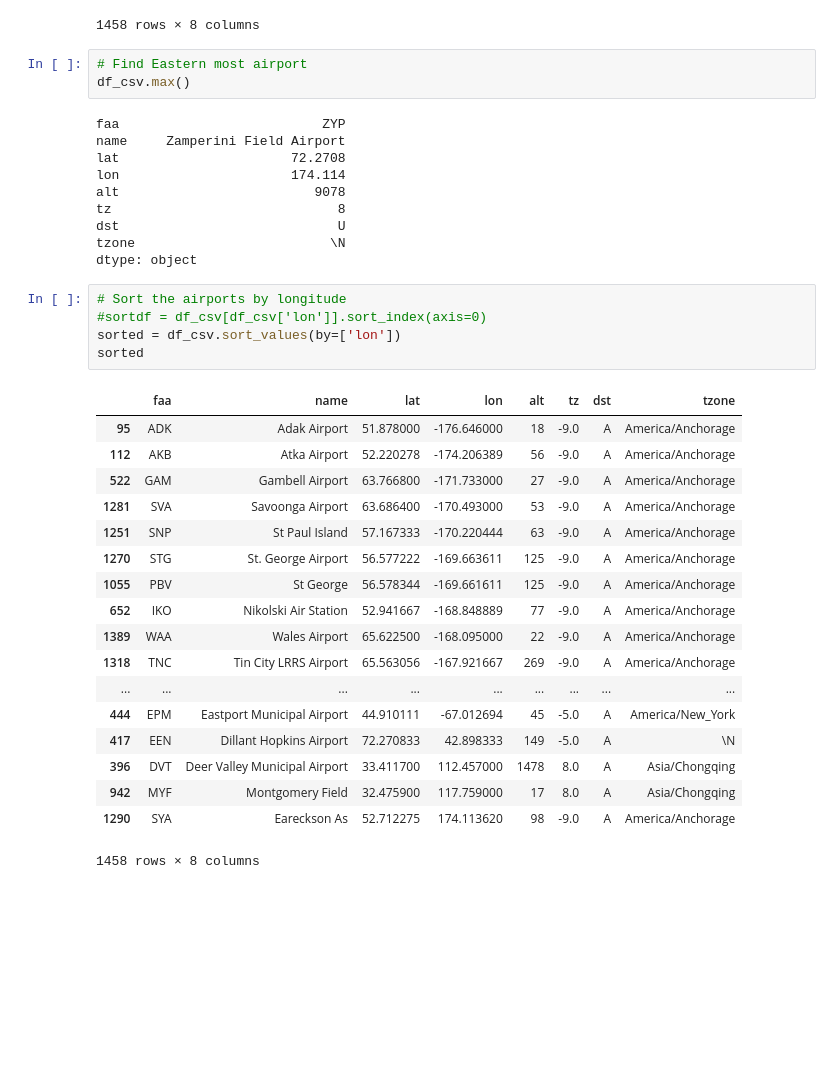
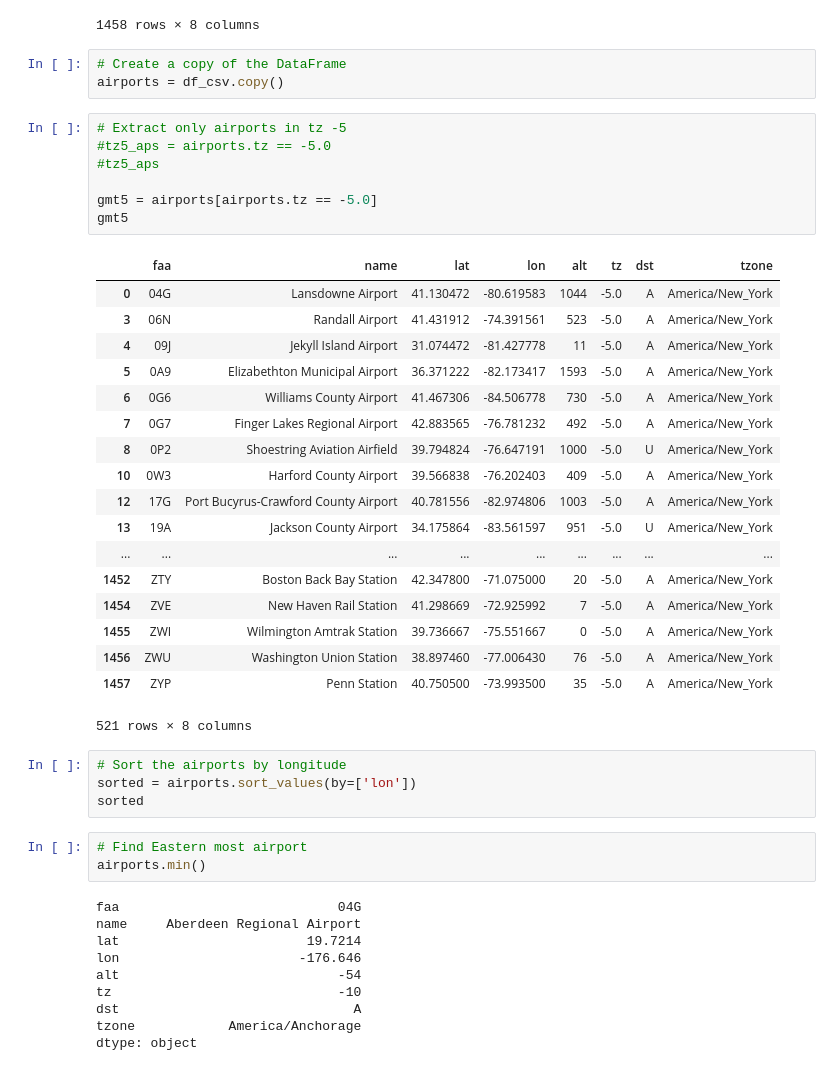
Before and after one commit to neal-rogers/IS362, a Jupyter notebook: week-5/nealrogers-assignment-wk5.ipynb, the cells around one changed output. Saved outputs shown, nothing was run; the diff lists cells and outputs as text; blank space fills up the shorter version.

Commit message:
Added code to extract GMT -5 records

```diff
--- a/week-5/nealrogers-assignment-wk5.ipynb
+++ b/week-5/nealrogers-assignment-wk5.ipynb
@@ -31,40 +31,49 @@ df_csv
 | 1456 | ZWU | Washington Union Station | 38.897460 | -77.006430 | 76 | -5.0 | A | America/New_York |
 | 1457 | ZYP | Penn Station | 40.750500 | -73.993500 | 35 | -5.0 | A | America/New_York |
 1458 rows × 8 columns
+# %%
+# Create a copy of the DataFrame
+airports = df_csv.copy()
+# %%
+# Extract only airports in tz -5
+#tz5_aps = airports.tz == -5.0
+#tz5_aps
+
+gmt5 = airports[airports.tz == -5.0]
+gmt5
+# %% [output]
+|  | faa | name | lat | lon | alt | tz | dst | tzone |
+| 0 | 04G | Lansdowne Airport | 41.130472 | -80.619583 | 1044 | -5.0 | A | America/New_York |
+| 3 | 06N | Randall Airport | 41.431912 | -74.391561 | 523 | -5.0 | A | America/New_York |
+| 4 | 09J | Jekyll Island Airport | 31.074472 | -81.427778 | 11 | -5.0 | A | America/New_York |
+| 5 | 0A9 | Elizabethton Municipal Airport | 36.371222 | -82.173417 | 1593 | -5.0 | A | America/New_York |
+| 6 | 0G6 | Williams County Airport | 41.467306 | -84.506778 | 730 | -5.0 | A | America/New_York |
+| 7 | 0G7 | Finger Lakes Regional Airport | 42.883565 | -76.781232 | 492 | -5.0 | A | America/New_York |
+| 8 | 0P2 | Shoestring Aviation Airfield | 39.794824 | -76.647191 | 1000 | -5.0 | U | America/New_York |
+| 10 | 0W3 | Harford County Airport | 39.566838 | -76.202403 | 409 | -5.0 | A | America/New_York |
+| 12 | 17G | Port Bucyrus-Crawford County Airport | 40.781556 | -82.974806 | 1003 | -5.0 | A | America/New_York |
+| 13 | 19A | Jackson County Airport | 34.175864 | -83.561597 | 951 | -5.0 | U | America/New_York |
+| ... | ... | ... | ... | ... | ... | ... | ... | ... |
+| 1452 | ZTY | Boston Back Bay Station | 42.347800 | -71.075000 | 20 | -5.0 | A | America/New_York |
+| 1454 | ZVE | New Haven Rail Station | 41.298669 | -72.925992 | 7 | -5.0 | A | America/New_York |
+| 1455 | ZWI | Wilmington Amtrak Station | 39.736667 | -75.551667 | 0 | -5.0 | A | America/New_York |
+| 1456 | ZWU | Washington Union Station | 38.897460 | -77.006430 | 76 | -5.0 | A | America/New_York |
+| 1457 | ZYP | Penn Station | 40.750500 | -73.993500 | 35 | -5.0 | A | America/New_York |
+521 rows × 8 columns
+# %%
+# Sort the airports by longitude
+sorted = airports.sort_values(by=['lon'])
+sorted
 # %%
 # Find Eastern most airport
-df_csv.max()
+airports.min()
 # %% [output]
-faa                          ZYP
-name     Zamperini Field Airport
-lat                      72.2708
-lon                      174.114
-alt                         9078
-tz                             8
-dst                            U
-tzone                         \N
+faa                            04G
+name     Aberdeen Regional Airport
+lat                        19.7214
+lon                       -176.646
+alt                            -54
+tz                             -10
+dst                              A
+tzone            America/Anchorage
 dtype: object
-# %%
-# Sort the airports by longitude
-#sortdf = df_csv[df_csv['lon']].sort_index(axis=0)
-sorted = df_csv.sort_values(by=['lon'])
-sorted
-# %% [output]
-|  | faa | name | lat | lon | alt | tz | dst | tzone |
-| 95 | ADK | Adak Airport | 51.878000 | -176.646000 | 18 | -9.0 | A | America/Anchorage |
-| 112 | AKB | Atka Airport | 52.220278 | -174.206389 | 56 | -9.0 | A | America/Anchorage |
-| 522 | GAM | Gambell Airport | 63.766800 | -171.733000 | 27 | -9.0 | A | America/Anchorage |
-| 1281 | SVA | Savoonga Airport | 63.686400 | -170.493000 | 53 | -9.0 | A | America/Anchorage |
-| 1251 | SNP | St Paul Island | 57.167333 | -170.220444 | 63 | -9.0 | A | America/Anchorage |
-| 1270 | STG | St. George Airport | 56.577222 | -169.663611 | 125 | -9.0 | A | America/Anchorage |
-| 1055 | PBV | St George | 56.578344 | -169.661611 | 125 | -9.0 | A | America/Anchorage |
-| 652 | IKO | Nikolski Air Station | 52.941667 | -168.848889 | 77 | -9.0 | A | America/Anchorage |
-| 1389 | WAA | Wales Airport | 65.622500 | -168.095000 | 22 | -9.0 | A | America/Anchorage |
-| 1318 | TNC | Tin City LRRS Airport | 65.563056 | -167.921667 | 269 | -9.0 | A | America/Anchorage |
-| ... | ... | ... | ... | ... | ... | ... | ... | ... |
-| 444 | EPM | Eastport Municipal Airport | 44.910111 | -67.012694 | 45 | -5.0 | A | America/New_York |
-| 417 | EEN | Dillant Hopkins Airport | 72.270833 | 42.898333 | 149 | -5.0 | A | \N |
-| 396 | DVT | Deer Valley Municipal Airport | 33.411700 | 112.457000 | 1478 | 8.0 | A | Asia/Chongqing |
-| 942 | MYF | Montgomery Field | 32.475900 | 117.759000 | 17 | 8.0 | A | Asia/Chongqing |
-| 1290 | SYA | Eareckson As | 52.712275 | 174.113620 | 98 | -9.0 | A | America/Anchorage |
-1458 rows × 8 columns
```
Also changed, not shown: parts of 1 cell of this notebook.
